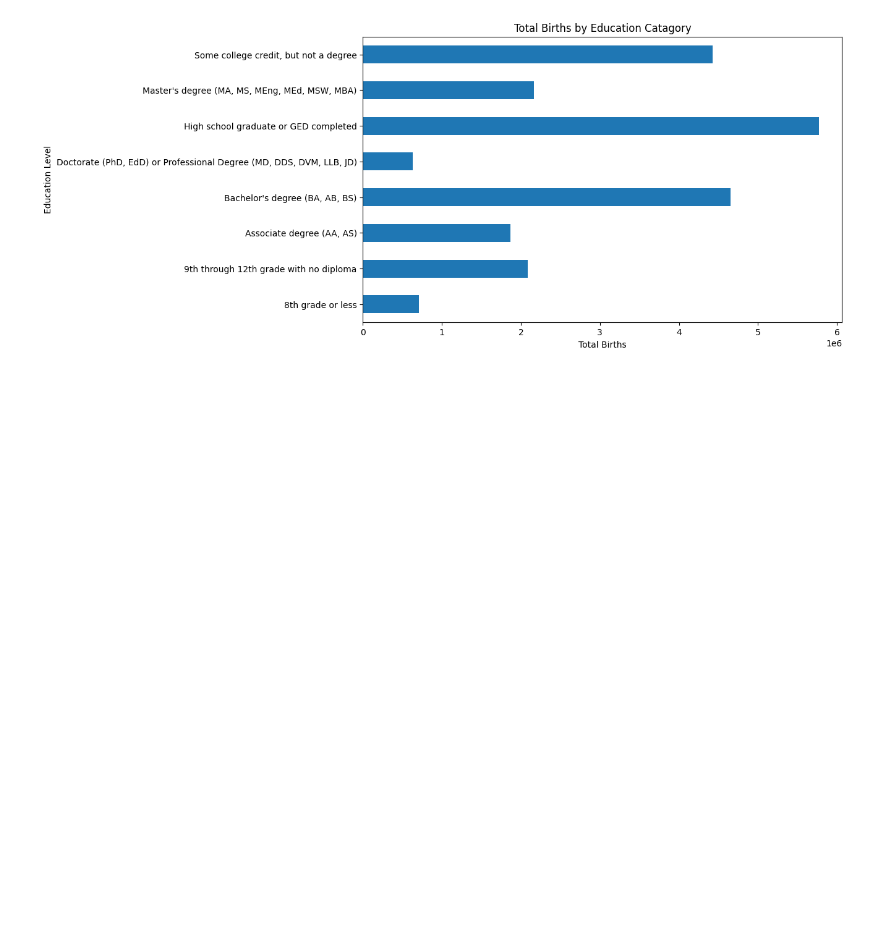
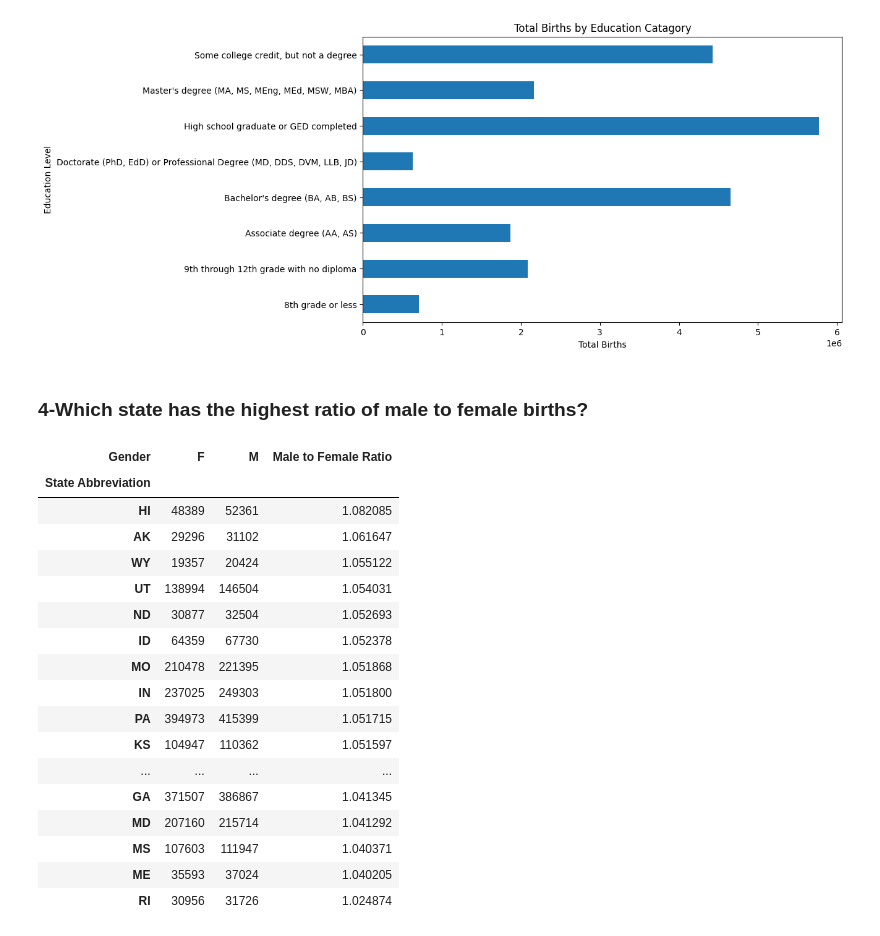
Before and after one commit to jLucas121/ISDA111, a Jupyter notebook: UsBirths.ipynb, the cells around one changed output. Drawn from its saved outputs; the diff is of its cells as text; code cells hidden in the pictures; blank space fills up the shorter version.

```diff
--- a/UsBirths.ipynb
+++ b/UsBirths.ipynb
@@ -215,3 +215,33 @@ plt.ylabel('Education Level')
 plt.show()
 # %% [output]
 [figure]
+# %% [markdown]
+### 4-Which state has the highest ratio of male to female births?
+# %%
+#find the male to female birth ratio by state
+#start by grouping all the births by state and gender
+#divide males births of each state by female births of each state
+#sort the ratio by state from the highest ratio to the lowest
+mfratio = data.groupby(['State Abbreviation','Gender'])['Number of Births'].sum().unstack()
+mfratio['Male to Female Ratio'] = mfratio['M'] / mfratio['F']
+mfratio = mfratio.sort_values('Male to Female Ratio', ascending = False)
+mfratio
+# %% [output]
+| Gender | F | M | Male to Female Ratio |
+| State Abbreviation |  |  |  |
+| HI | 48389 | 52361 | 1.082085 |
+| AK | 29296 | 31102 | 1.061647 |
+| WY | 19357 | 20424 | 1.055122 |
+| UT | 138994 | 146504 | 1.054031 |
+| ND | 30877 | 32504 | 1.052693 |
+| ID | 64359 | 67730 | 1.052378 |
+| MO | 210478 | 221395 | 1.051868 |
+| IN | 237025 | 249303 | 1.051800 |
+| PA | 394973 | 415399 | 1.051715 |
+| KS | 104947 | 110362 | 1.051597 |
+| ... | ... | ... | ... |
+| GA | 371507 | 386867 | 1.041345 |
+| MD | 207160 | 215714 | 1.041292 |
+| MS | 107603 | 111947 | 1.040371 |
+| ME | 35593 | 37024 | 1.040205 |
+| RI | 30956 | 31726 | 1.024874 |
```
Also changed, not shown: parts of 2 cells of this notebook.
